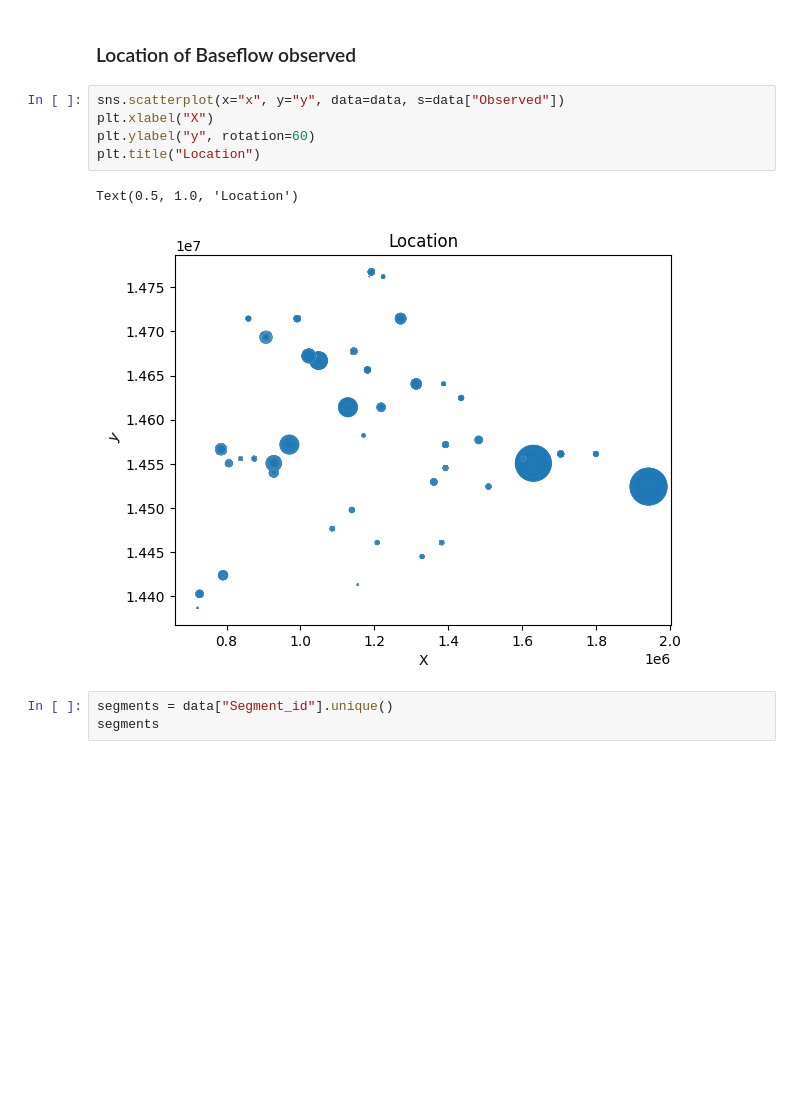
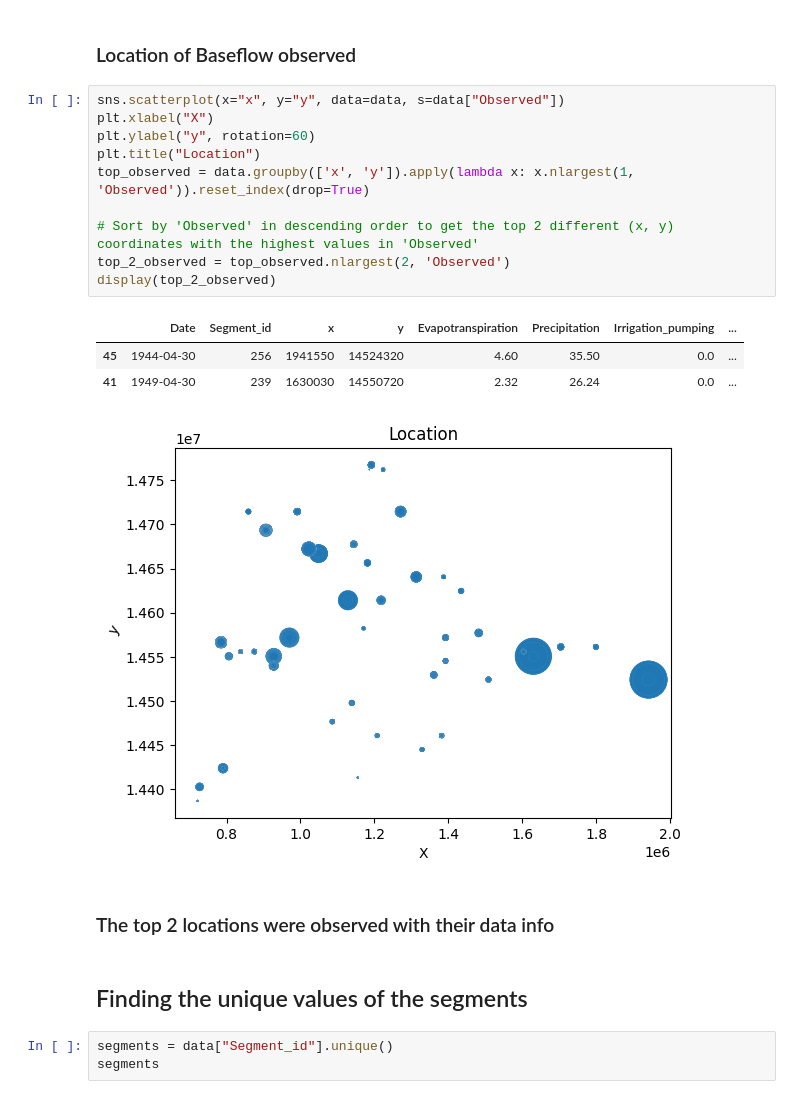
Before and after one commit to sadrajafari/cs6830_project6, a Jupyter notebook: project6.ipynb, the cells around one changed output. Cells and saved outputs as stored; diff of their text form; blank space fills up the shorter version.

```diff
--- a/project6.ipynb
+++ b/project6.ipynb
@@ -171,11 +173,22 @@ plt.show()
 # %%
 sns.scatterplot(x="x", y="y", data=data, s=data["Observed"])
 plt.xlabel("X")
 plt.ylabel("y", rotation=60)
 plt.title("Location")
+top_observed = data.groupby(['x', 'y']).apply(lambda x: x.nlargest(1, 'Observed')).reset_index(drop=True)
+
+# Sort by 'Observed' in descending order to get the top 2 different (x, y) coordinates with the highest values in 'Observed'
+top_2_observed = top_observed.nlargest(2, 'Observed')
+display(top_2_observed)
 # %% [output]
-Text(0.5, 1.0, 'Location')
+|  | Date | Segment_id | x | y | Evapotranspiration | Precipitation | Irrigation_pumping | ... |
+| 45 | 1944-04-30 | 256 | 1941550 | 14524320 | 4.60 | 35.50 | 0.0 | ... |
+| 41 | 1949-04-30 | 239 | 1630030 | 14550720 | 2.32 | 26.24 | 0.0 | ... |
 [figure]
+# %% [markdown]
+### The top 2 locations were observed with their data info
+# %% [markdown]
+## Finding the unique values of the segments
 # %%
 segments = data["Segment_id"].unique()
 segments
```
Also changed, not shown: parts of 1 cell of this notebook.
